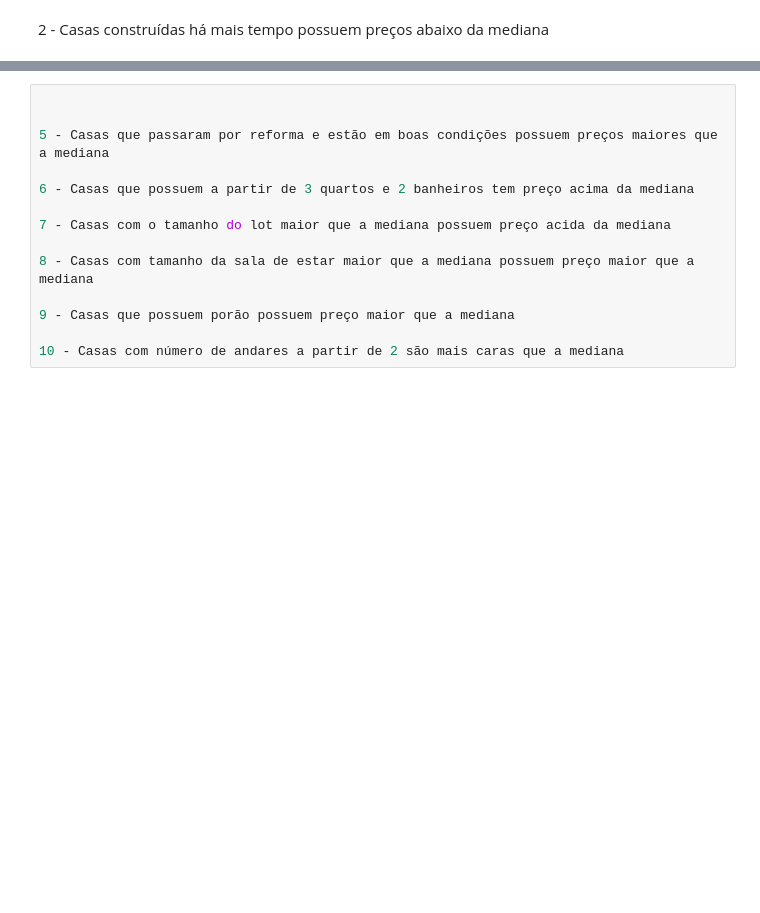
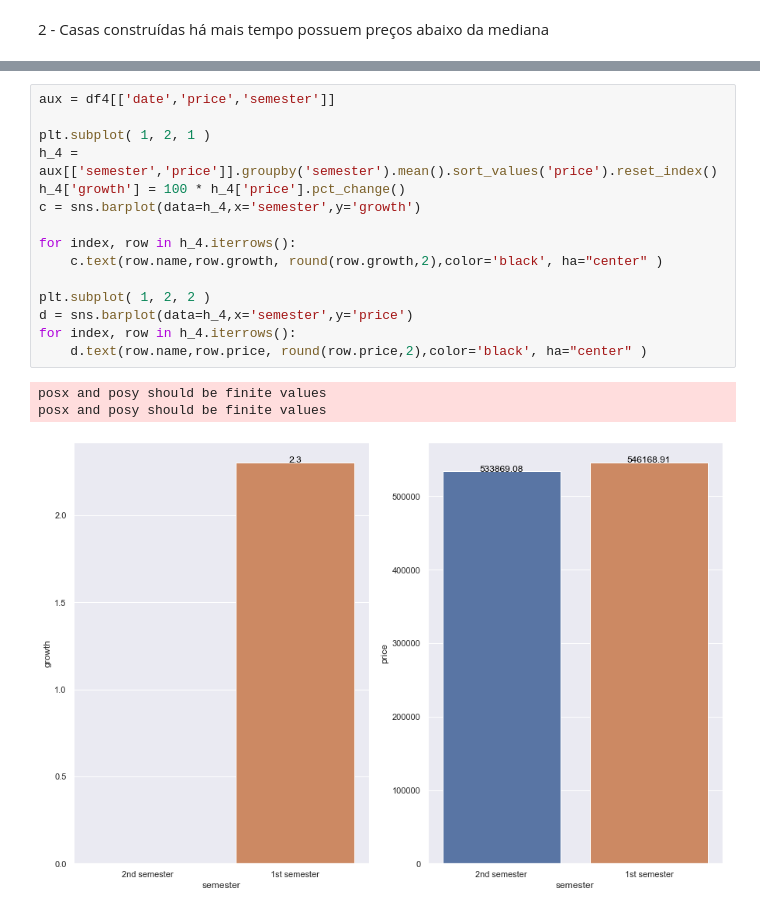
Before and after one commit to MatheussAlvess/KC_HOUSE_Insights, a Jupyter notebook: KC_Housing.ipynb, the cells around one changed output, grey strips where cells are left out. Saved outputs shown, nothing was run; the diff lists cells and outputs as text; blank space fills up the shorter version.

```diff
--- a/KC_Housing.ipynb
+++ b/KC_Housing.ipynb
@@ -214,14 +246,19 @@ posx and posy should be finite values
-# %%
-
-
-5 - Casas que passaram por reforma e estão em boas condições possuem preços maiores que a mediana
-
-6 - Casas que possuem a partir de 3 quartos e 2 banheiros tem preço acima da mediana
-
-7 - Casas com o tamanho do lot maior que a mediana possuem preço acida da mediana
-
-8 - Casas com tamanho da sala de estar maior que a mediana possuem preço maior que a mediana
-
-9 - Casas que possuem porão possuem preço maior que a mediana
-
-10 - Casas com número de andares a partir de 2 são mais caras que a mediana
+# %%
+aux = df4[['date','price','semester']]
+
+plt.subplot( 1, 2, 1 )
+h_4 = aux[['semester','price']].groupby('semester').mean().sort_values('price').reset_index()
+h_4['growth'] = 100 * h_4['price'].pct_change()
+c = sns.barplot(data=h_4,x='semester',y='growth')
+
+for index, row in h_4.iterrows():
+    c.text(row.name,row.growth, round(row.growth,2),color='black', ha="center" )
+
+plt.subplot( 1, 2, 2 )
+d = sns.barplot(data=h_4,x='semester',y='price')
+for index, row in h_4.iterrows():
+    d.text(row.name,row.price, round(row.price,2),color='black', ha="center" )
+# %% [output]
+posx and posy should be finite values
+posx and posy should be finite values
+[figure, added]
```
Also changed, not shown: parts of 29 cells of this notebook.
